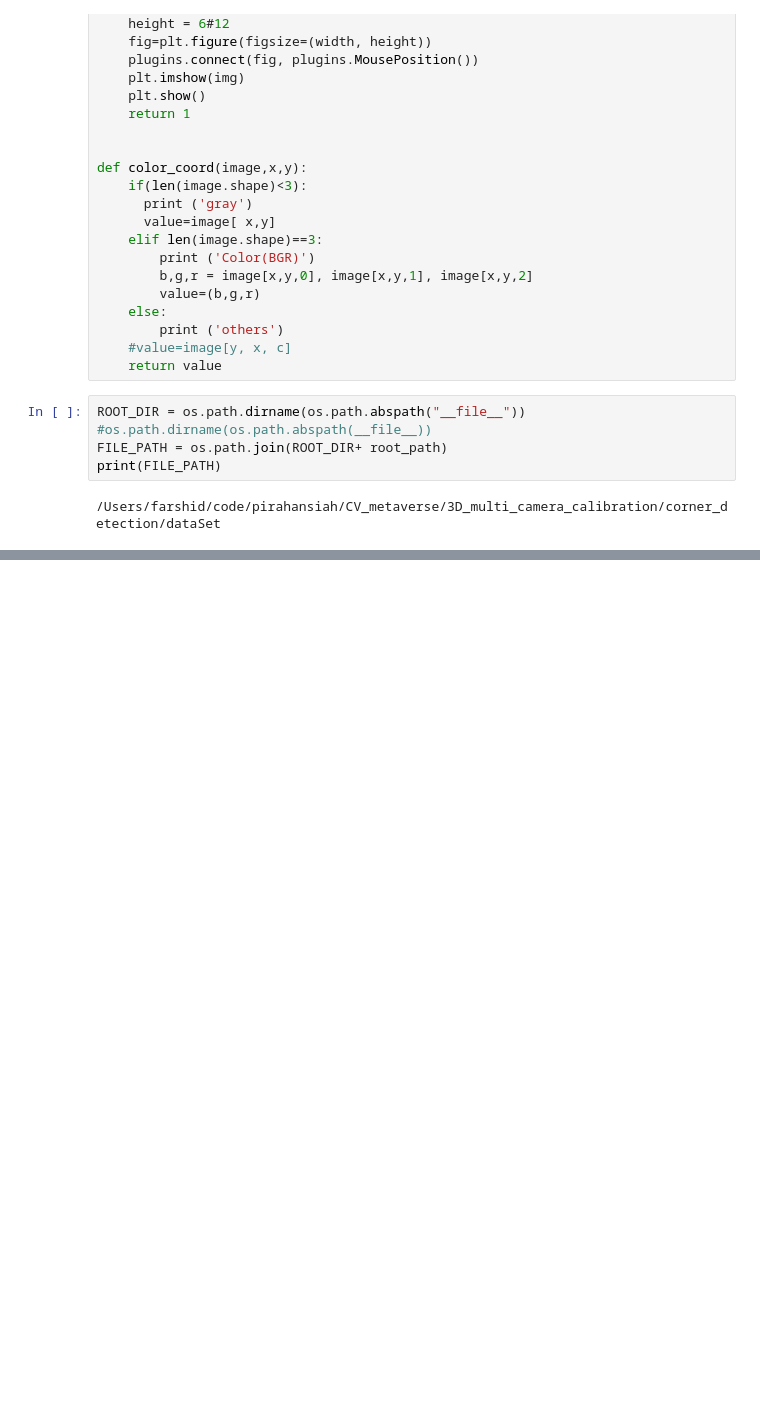
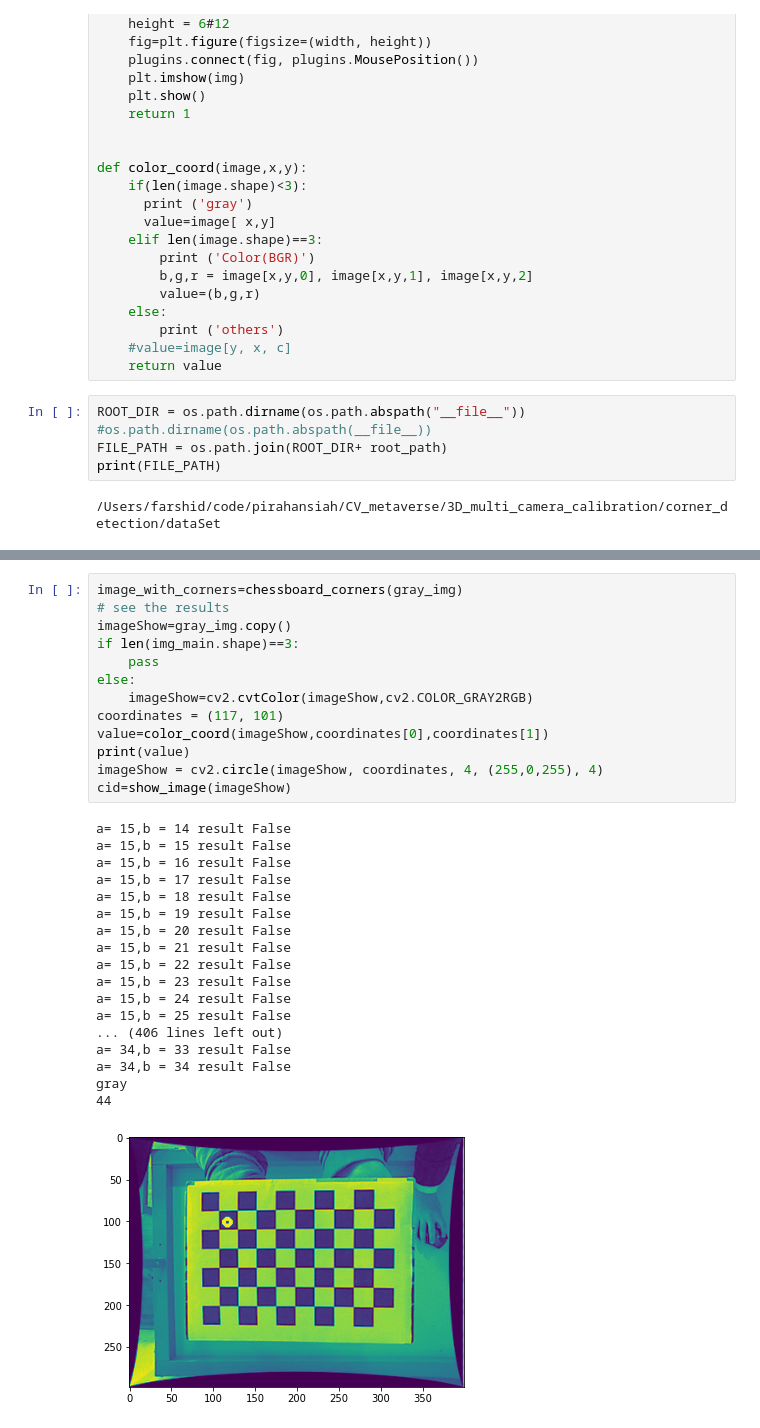
Before and after one commit to pirahansiah/workshop_LLM, a Jupyter notebook: CV_metaverse/3D_multi_camera_calibration/corner_detection/cornerDetection.ipynb, the cells around one changed output, grey strips where cells are left out. Cells and saved outputs as stored; diff of their text form; blank space fills up the shorter version.

```diff
--- a/CV_metaverse/3D_multi_camera_calibration/corner_detection/cornerDetection.ipynb
+++ b/CV_metaverse/3D_multi_camera_calibration/corner_detection/cornerDetection.ipynb
@@ -107,0 +114,32 @@ gray
+# %%
+image_with_corners=chessboard_corners(gray_img)
+# see the results
+imageShow=gray_img.copy()
+if len(img_main.shape)==3:
+    pass
+else:
+    imageShow=cv2.cvtColor(imageShow,cv2.COLOR_GRAY2RGB)
+coordinates = (117, 101)
+value=color_coord(imageShow,coordinates[0],coordinates[1])
+print(value)
+imageShow = cv2.circle(imageShow, coordinates, 4, (255,0,255), 4)
+cid=show_image(imageShow)
+# %% [output]
+a= 15,b = 14 result False
+a= 15,b = 15 result False
+a= 15,b = 16 result False
+a= 15,b = 17 result False
+a= 15,b = 18 result False
+a= 15,b = 19 result False
+a= 15,b = 20 result False
+a= 15,b = 21 result False
+a= 15,b = 22 result False
+a= 15,b = 23 result False
+a= 15,b = 24 result False
+a= 15,b = 25 result False
+... (406 lines left out)
+a= 34,b = 33 result False
+a= 34,b = 34 result False
+gray
+44
+[figure, added]
```
Also changed, not shown: parts of 2 cells of this notebook, 2 other files.
